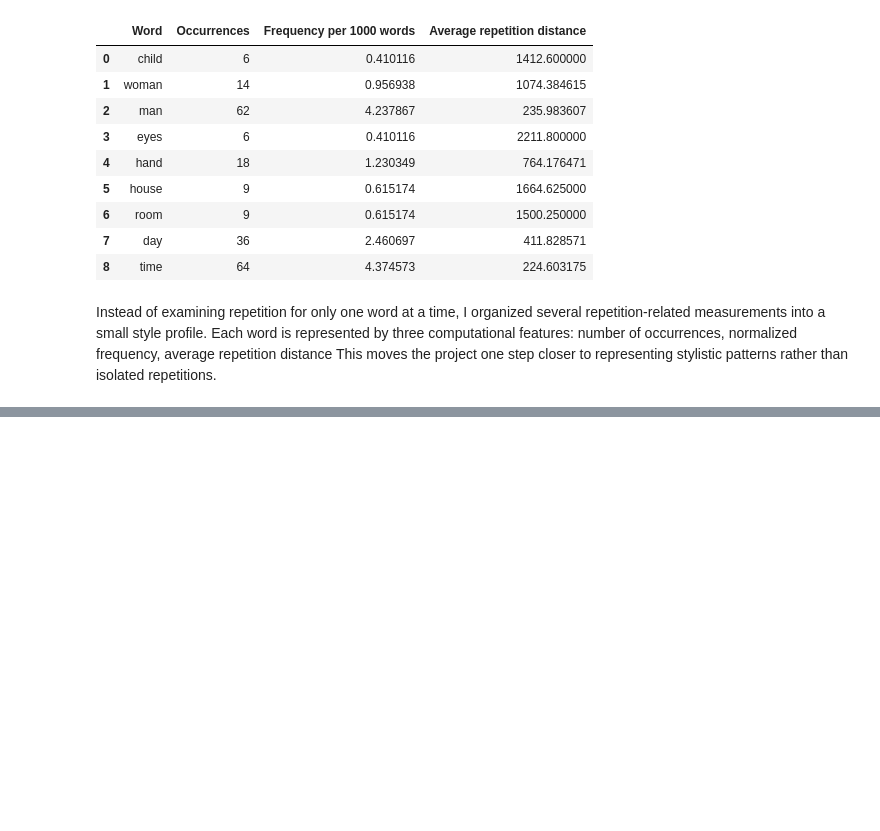
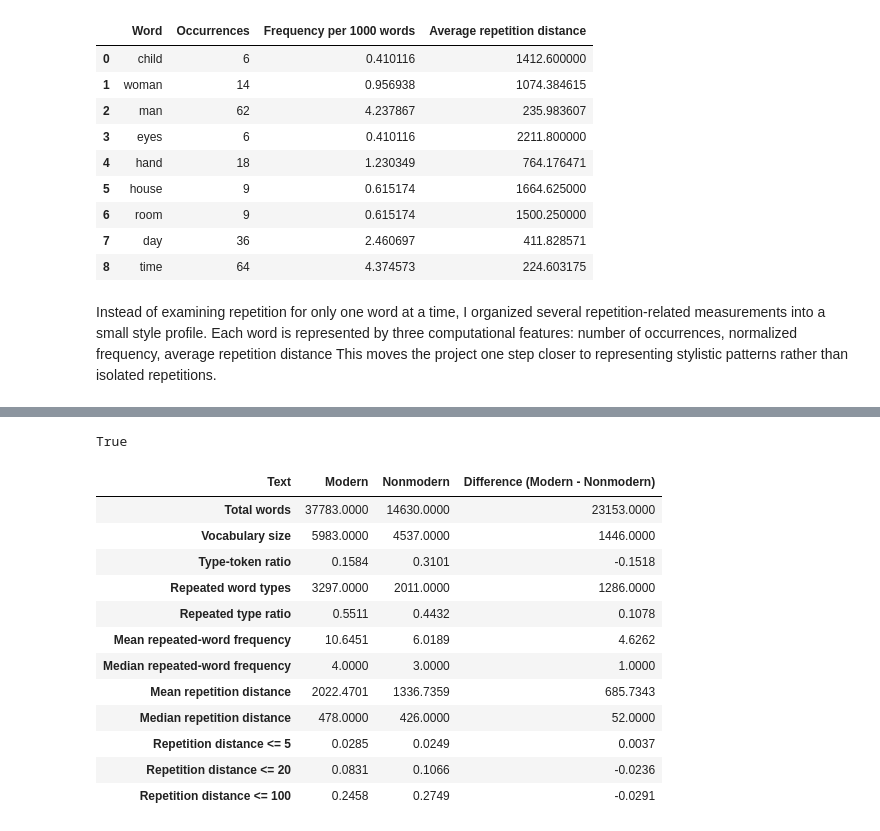
Before and after one commit to CiciXie-haotong/Modernism-Classifier, a Jupyter notebook: repetition_analysis.ipynb.ipynb, the cells around one changed output, grey strips where cells are left out. Saved outputs shown, nothing was run; the diff lists cells and outputs as text; code cells hidden in the pictures; blank space fills up the shorter version.

```diff
--- a/repetition_analysis.ipynb.ipynb
+++ b/repetition_analysis.ipynb.ipynb
@@ -1273,0 +1402,7 @@ This moves the project one step closer to representing stylistic patterns rather
+# %%
+modern_text_features = text_repetition_features(
+    modern_words,
+    modern_positions
+)
+
+modern_text_features
@@ -1273,0 +1422,7 @@ This moves the project one step closer to representing stylistic patterns rather
+# %%
+nonmodern_text_features = text_repetition_features(
+    nonmodern_words,
+    nonmodern_positions
+)
+
+nonmodern_text_features
@@ -1273,0 +1442,15 @@ This moves the project one step closer to representing stylistic patterns rather
+# %%
+text_feature_df = pd.DataFrame([
+    {
+        "Text": "Modern",
+        "Label": 1,
+        **modern_text_features
+    },
+    {
+        "Text": "Nonmodern",
+        "Label": 0,
+        **nonmodern_text_features
+    }
+])
+
+text_feature_df
@@ -1273,0 +1461,6 @@ This moves the project one step closer to representing stylistic patterns rather
+# %%
+comparison_df = text_feature_df.set_index("Text").drop(
+    columns="Label"
+).transpose()
+
+comparison_df
@@ -1273,0 +1497,27 @@ This moves the project one step closer to representing stylistic patterns rather
+# %%
+modern_text_features.keys() == nonmodern_text_features.keys()
+# %% [output]
+True
+# %%
+feature_difference_df = comparison_df.copy()
+
+feature_difference_df["Difference (Modern - Nonmodern)"] = (
+    feature_difference_df["Modern"]
+    - feature_difference_df["Nonmodern"]
+)
+
+feature_difference_df.round(4)
+# %% [output]
+| Text | Modern | Nonmodern | Difference (Modern - Nonmodern) |
+| Total words | 37783.0000 | 14630.0000 | 23153.0000 |
+| Vocabulary size | 5983.0000 | 4537.0000 | 1446.0000 |
+| Type-token ratio | 0.1584 | 0.3101 | -0.1518 |
+| Repeated word types | 3297.0000 | 2011.0000 | 1286.0000 |
+| Repeated type ratio | 0.5511 | 0.4432 | 0.1078 |
+| Mean repeated-word frequency | 10.6451 | 6.0189 | 4.6262 |
+| Median repeated-word frequency | 4.0000 | 3.0000 | 1.0000 |
+| Mean repetition distance | 2022.4701 | 1336.7359 | 685.7343 |
+| Median repetition distance | 478.0000 | 426.0000 | 52.0000 |
+| Repetition distance <= 5 | 0.0285 | 0.0249 | 0.0037 |
+| Repetition distance <= 20 | 0.0831 | 0.1066 | -0.0236 |
+| Repetition distance <= 100 | 0.2458 | 0.2749 | -0.0291 |
```
Also changed, not shown: parts of 16 cells of this notebook.
